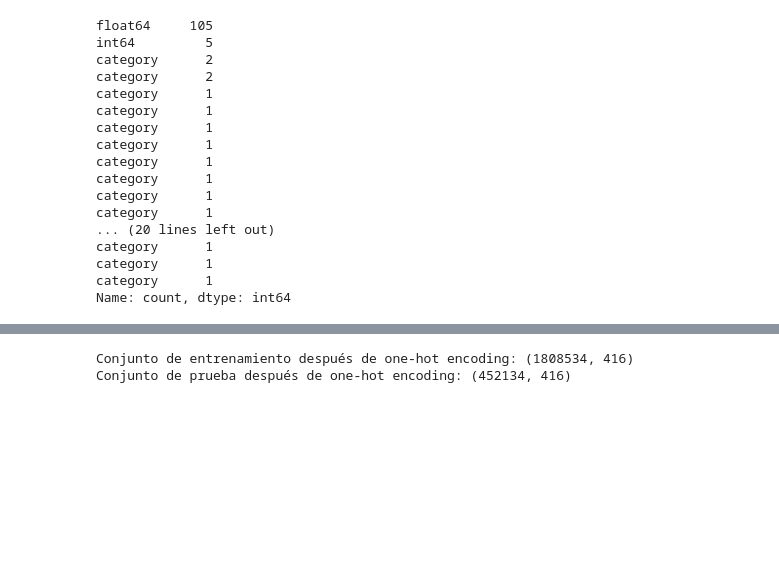
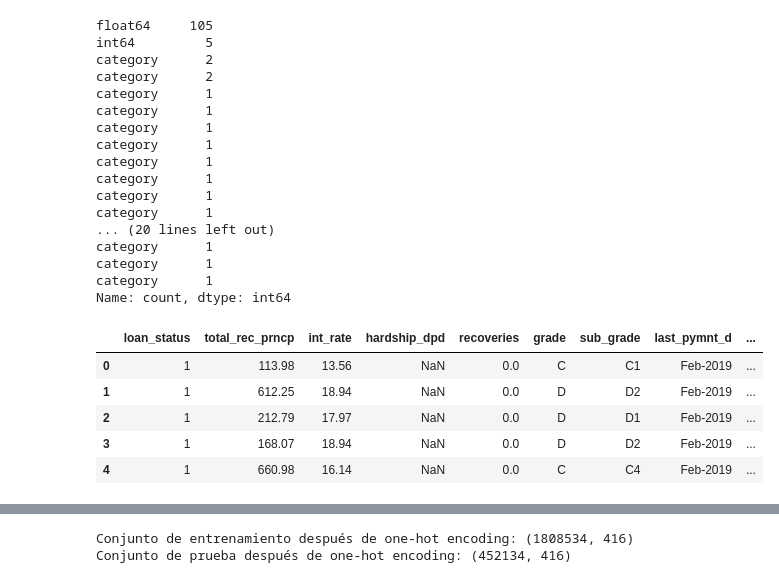
Before and after one commit to mro339/tfg, a Jupyter notebook: REPETIR.ipynb, the cells around one changed output, grey strips where cells are left out. Drawn from its saved outputs; the diff is of its cells as text; code cells hidden in the pictures; blank space fills up the shorter version.

```diff
--- a/REPETIR.ipynb
+++ b/REPETIR.ipynb
@@ -349,3 +349,14 @@ category      1
 category      1
 category      1
 Name: count, dtype: int64
+# %%
+df = df[variables_fuertes_finales_totales]
+# %%
+df.head()
+# %% [output]
+|  | loan_status | total_rec_prncp | int_rate | hardship_dpd | recoveries | grade | sub_grade | last_pymnt_d | ... |
+| 0 | 1 | 113.98 | 13.56 | NaN | 0.0 | C | C1 | Feb-2019 | ... |
+| 1 | 1 | 612.25 | 18.94 | NaN | 0.0 | D | D2 | Feb-2019 | ... |
+| 2 | 1 | 212.79 | 17.97 | NaN | 0.0 | D | D1 | Feb-2019 | ... |
+| 3 | 1 | 168.07 | 18.94 | NaN | 0.0 | D | D2 | Feb-2019 | ... |
+| 4 | 1 | 660.98 | 16.14 | NaN | 0.0 | C | C4 | Feb-2019 | ... |
```
Also changed, not shown: parts of 11 cells of this notebook.
